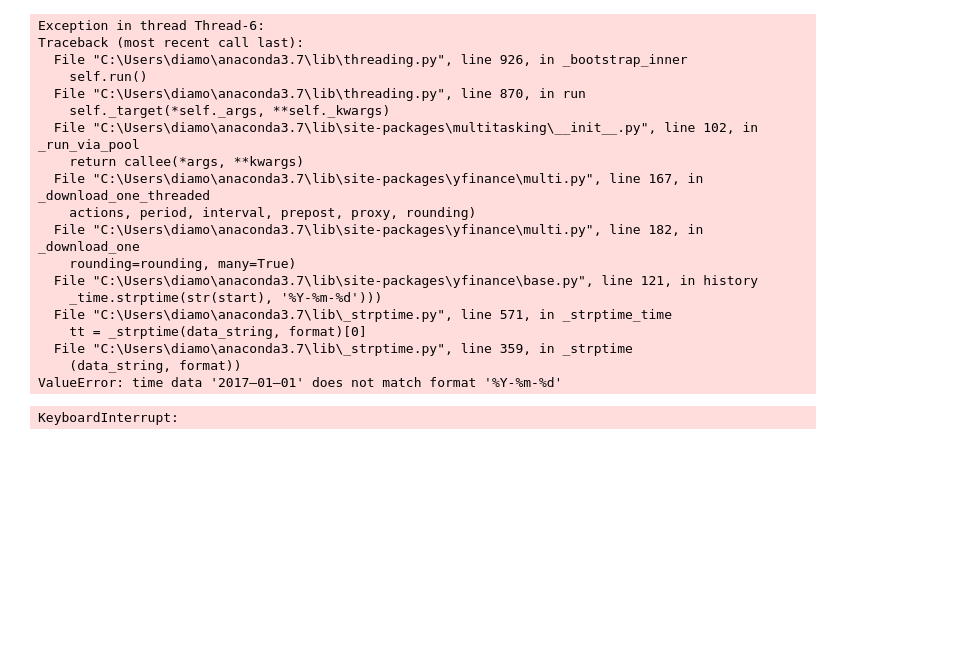
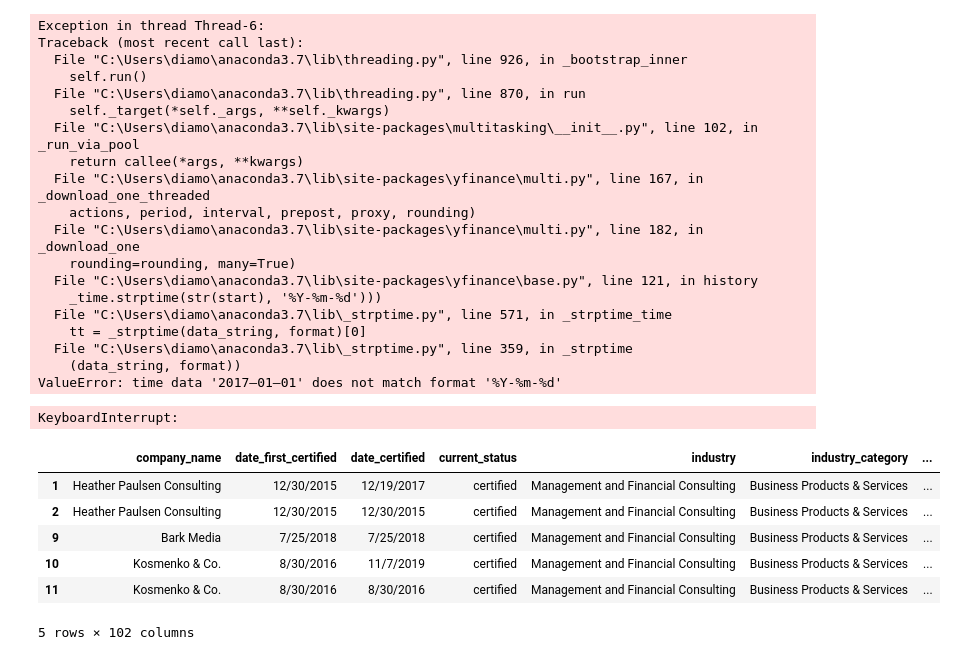
Before and after one commit to faithlierheimer/BCorpsAnalysis, a Jupyter notebook: Scratch Work--BCorps.ipynb, the cells around one changed output. Cells and saved outputs as stored; diff of their text form; code cells hidden in the pictures; blank space fills up the shorter version.

```diff
--- a/Scratch Work--BCorps.ipynb
+++ b/Scratch Work--BCorps.ipynb
@@ -450,3 +512,13 @@ def on_filings(filing):
 
 sio.connect('https://api.sec-api.io:3334?apiKey=75719085374ecbca5e00b430a0ec66f0fa9c2dd44d3b308d46740d8b2383d72f', namespaces=['/all-filings'])
 sio.wait()
+# %%
+bcorp_US_cleaned.head()
+# %% [output]
+|  | company_name | date_first_certified | date_certified | current_status | industry | industry_category | ... |
+| 1 | Heather Paulsen Consulting | 12/30/2015 | 12/19/2017 | certified | Management and Financial Consulting | Business Products & Services | ... |
+| 2 | Heather Paulsen Consulting | 12/30/2015 | 12/30/2015 | certified | Management and Financial Consulting | Business Products & Services | ... |
+| 9 | Bark Media | 7/25/2018 | 7/25/2018 | certified | Management and Financial Consulting | Business Products & Services | ... |
+| 10 | Kosmenko & Co. | 8/30/2016 | 11/7/2019 | certified | Management and Financial Consulting | Business Products & Services | ... |
+| 11 | Kosmenko & Co. | 8/30/2016 | 8/30/2016 | certified | Management and Financial Consulting | Business Products & Services | ... |
+5 rows × 102 columns
```
Also changed, not shown: parts of 18 cells of this notebook, 3 other files.
